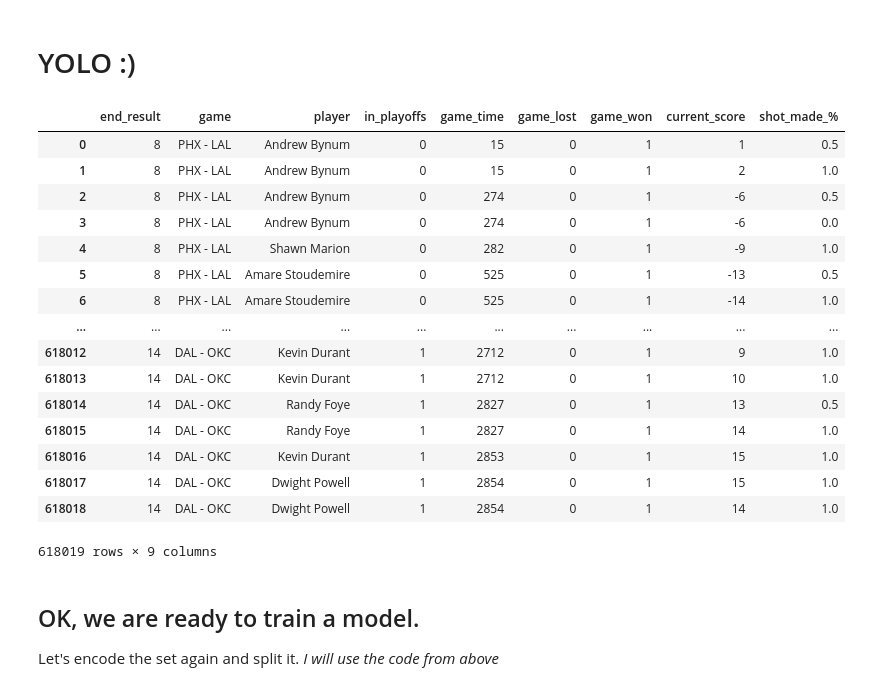
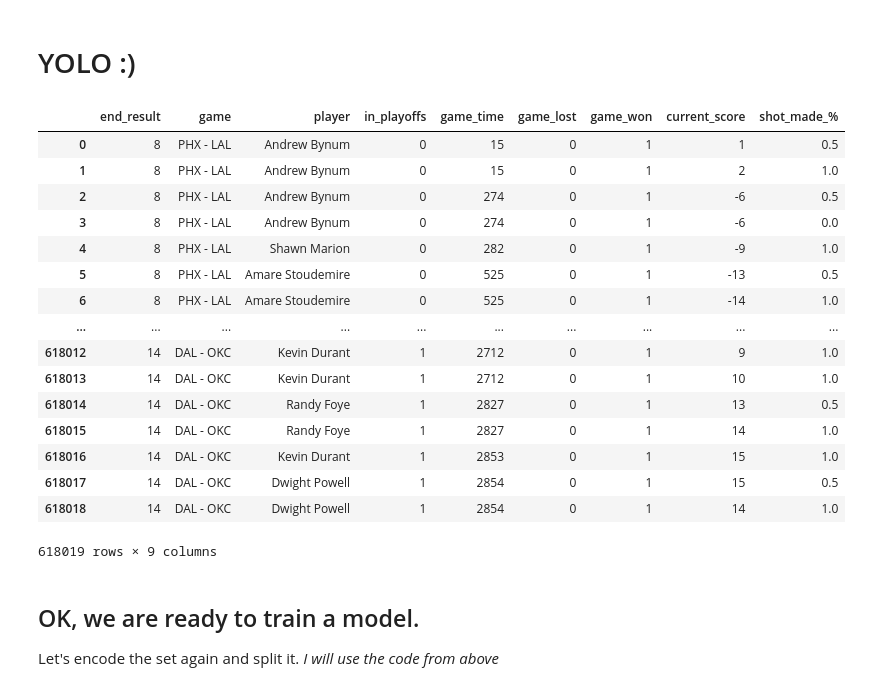
Before and after one commit to martin056/FMI-ML, a Jupyter notebook: free_throws/free_throws.ipynb, the cells around one changed output. Drawn from its saved outputs; the diff is of its cells as text; code cells hidden in the pictures.

```diff
--- a/free_throws/free_throws.ipynb
+++ b/free_throws/free_throws.ipynb
@@ -458,35 +458,35 @@ def split_play(play):
     x, y = tuple(numbers)
 
     x = float(x)
     y = float(y)
 
     if action == 'makes':
         return round((x / y), 2)
 
     if action == 'misses':
-        return round(((y - x) / x), 2)
+        return round(((y - x) / y), 2)
 
 fix_shot_made_data = drop_season_data.copy()
 
 fix_shot_made_data['shot_made_%'] = original_data.apply(lambda r: split_play(r['play']), axis=1)
 fix_shot_made_data = fix_shot_made_data.drop(['shot_made'], axis=1)
 fix_shot_made_data
 # %% [output]
 |  | end_result | game | player | in_playoffs | game_time | game_lost | game_won | current_score | shot_made_% |
 | 0 | 8 | PHX - LAL | Andrew Bynum | 0 | 15 | 0 | 1 | 1 | 0.5 |
 | 1 | 8 | PHX - LAL | Andrew Bynum | 0 | 15 | 0 | 1 | 2 | 1.0 |
 | 2 | 8 | PHX - LAL | Andrew Bynum | 0 | 274 | 0 | 1 | -6 | 0.5 |
 | 3 | 8 | PHX - LAL | Andrew Bynum | 0 | 274 | 0 | 1 | -6 | 0.0 |
 | 4 | 8 | PHX - LAL | Shawn Marion | 0 | 282 | 0 | 1 | -9 | 1.0 |
 | 5 | 8 | PHX - LAL | Amare Stoudemire | 0 | 525 | 0 | 1 | -13 | 0.5 |
 | 6 | 8 | PHX - LAL | Amare Stoudemire | 0 | 525 | 0 | 1 | -14 | 1.0 |
 | ... | ... | ... | ... | ... | ... | ... | ... | ... | ... |
 | 618012 | 14 | DAL - OKC | Kevin Durant | 1 | 2712 | 0 | 1 | 9 | 1.0 |
 | 618013 | 14 | DAL - OKC | Kevin Durant | 1 | 2712 | 0 | 1 | 10 | 1.0 |
 | 618014 | 14 | DAL - OKC | Randy Foye | 1 | 2827 | 0 | 1 | 13 | 0.5 |
 | 618015 | 14 | DAL - OKC | Randy Foye | 1 | 2827 | 0 | 1 | 14 | 1.0 |
 | 618016 | 14 | DAL - OKC | Kevin Durant | 1 | 2853 | 0 | 1 | 15 | 1.0 |
-| 618017 | 14 | DAL - OKC | Dwight Powell | 1 | 2854 | 0 | 1 | 15 | 1.0 |
+| 618017 | 14 | DAL - OKC | Dwight Powell | 1 | 2854 | 0 | 1 | 15 | 0.5 |
 | 618018 | 14 | DAL - OKC | Dwight Powell | 1 | 2854 | 0 | 1 | 14 | 1.0 |
 618019 rows × 9 columns
 # %% [markdown]
```
Also changed, not shown: parts of 4 cells of this notebook.
